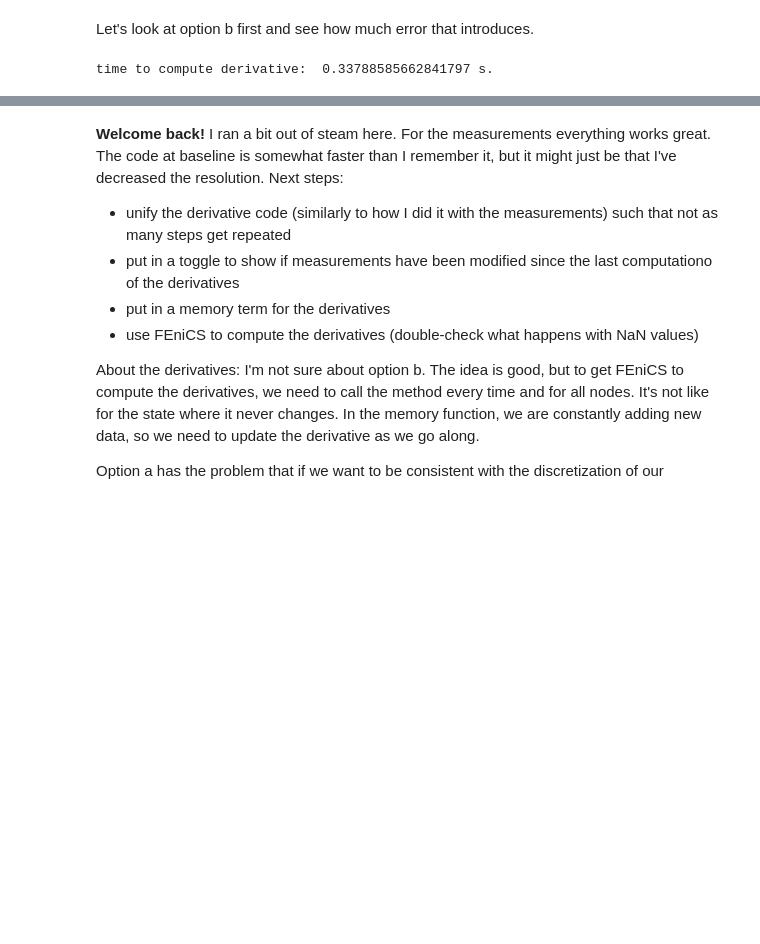
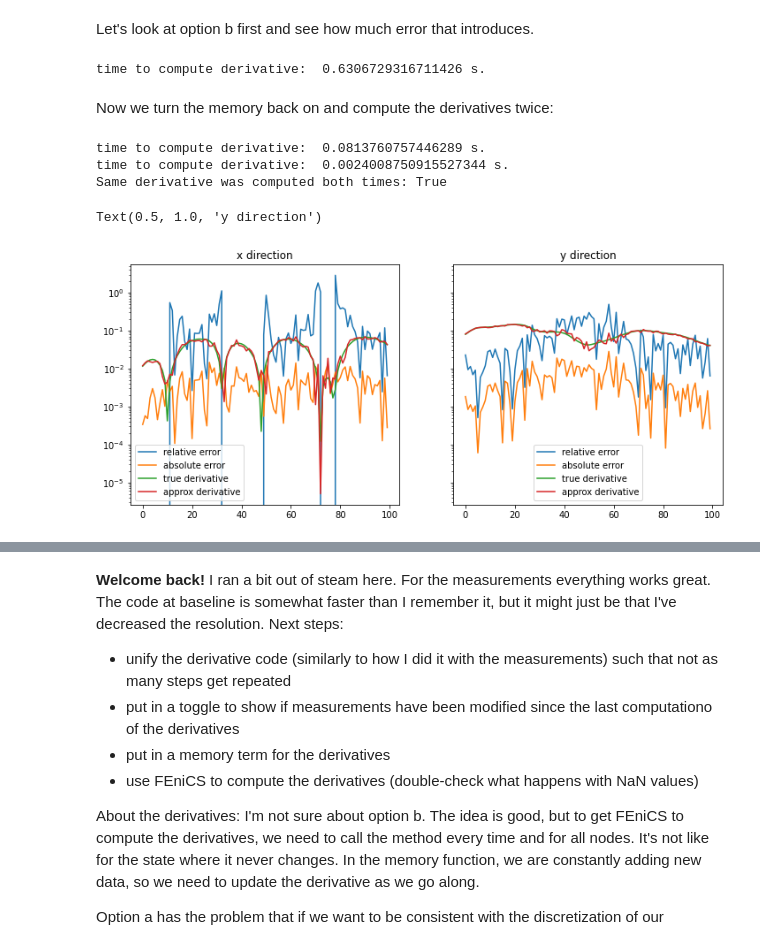
Before and after one commit to leyffer/m2dtIceSheet, a Jupyter notebook: notebooks/6_measurement-memory.ipynb, the cells around one changed output, grey strips where cells are left out. Cells and saved outputs as stored; diff of their text form; code cells hidden in the pictures; blank space fills up the shorter version.

Commit message:
gradient computed from memory terms

```diff
--- a/notebooks/6_measurement-memory.ipynb
+++ b/notebooks/6_measurement-memory.ipynb
@@ -40,7 +40,8 @@ sigma = 0.05  # std deviation for gaussian-type measurements. Get pointwise data
 radius = 0.005  # truncation radius for truncation-style measurements
 
 meshDim = 20  # discretization parameter (1D) for FOM
-meshDim_drone = 5  # discretization parameter (1D) for subdomain in truncation-type measurements
+meshDim_drone = 10  # discretization parameter (1D) for subdomain in truncation-type measurements
+memory_meshDim = 100
 polyDim = 3
 
 bool_transient = False  # stationary or transient model?
@@ -74,7 +75,7 @@ initializations
 # %%
 # initialize full-order model
 tStart = time.time()
-fom = FOM(meshDim = meshDim, centers=centers, polyDim=polyDim)
+fom = FOM(meshDim = meshDim, centers=centers, polyDim=polyDim, memory_meshDim=memory_meshDim)
 print("Runtime of this block: {} s".format(time.time()-tStart))
 n_para = fom.n_para
 
@@ -221,5 +222,50 @@ detector.bool_remember_measurements = False
 tStart = time.time()
 deriv_exact = drone.d_measurement_d_position(flight=flight, state=state)
 print("time to compute derivative: ", time.time()-tStart, "s.")
+
+# reformat to 1d array
+deriv_exact = np.hstack([np.diag(deriv_exact[:, :n_steps]), np.diag(deriv_exact[:, n_steps:])])
 # %% [output]
-time to compute derivative:  0.33788585662841797 s.
+time to compute derivative:  0.6306729316711426 s.
+# %% [markdown]
+Now we turn the memory back on and compute the derivatives twice:
+# %%
+detector.bool_remember_measurements = True
+
+tStart = time.time()
+deriv = drone.d_measurement_d_position(flight=flight, state=state)
+print("time to compute derivative: ", time.time()-tStart, "s.")
+
+tStart = time.time()
+deriv_2 = drone.d_measurement_d_position(flight=flight, state=state)
+print("time to compute derivative: ", time.time()-tStart, "s.")
+
+print("Same derivative was computed both times:", np.isclose(deriv, deriv_2).all())
+
+# reformat to 1d array
+deriv = np.hstack([np.diag(deriv[:, :n_steps]), np.diag(deriv[:, n_steps:])])
+# %% [output]
+time to compute derivative:  0.0813760757446289 s.
+time to compute derivative:  0.0024008750915527344 s.
+Same derivative was computed both times: True
+# %%
+fig, axs = plt.subplots(1, 2, sharey = True, figsize=(12, 5))
+
+axs[0].semilogy((np.abs(deriv-deriv_exact)/deriv_exact)[:n_steps], label = "relative error")
+axs[0].semilogy(np.abs(deriv-deriv_exact)[:n_steps], label = "absolute error")
+axs[0].semilogy(np.abs(deriv_exact)[:n_steps], label = "true derivative")
+axs[0].semilogy(np.abs(deriv)[:n_steps], label = "approx derivative")
+
+axs[0].legend()
+axs[0].set_title("x direction")
+
+axs[1].semilogy(np.abs((deriv-deriv_exact)/deriv_exact)[n_steps:], label = "relative error")
+axs[1].semilogy(np.abs(deriv-deriv_exact)[n_steps:], label = "absolute error")
+axs[1].semilogy(np.abs(deriv_exact)[n_steps:], label = "true derivative")
+axs[1].semilogy(np.abs(deriv)[n_steps:], label = "approx derivative")
+
+axs[1].legend()
+axs[1].set_title("y direction")
+# %% [output]
+Text(0.5, 1.0, 'y direction')
+[figure, added]
```
Also changed, not shown: parts of 7 cells of this notebook, 6 other files.
